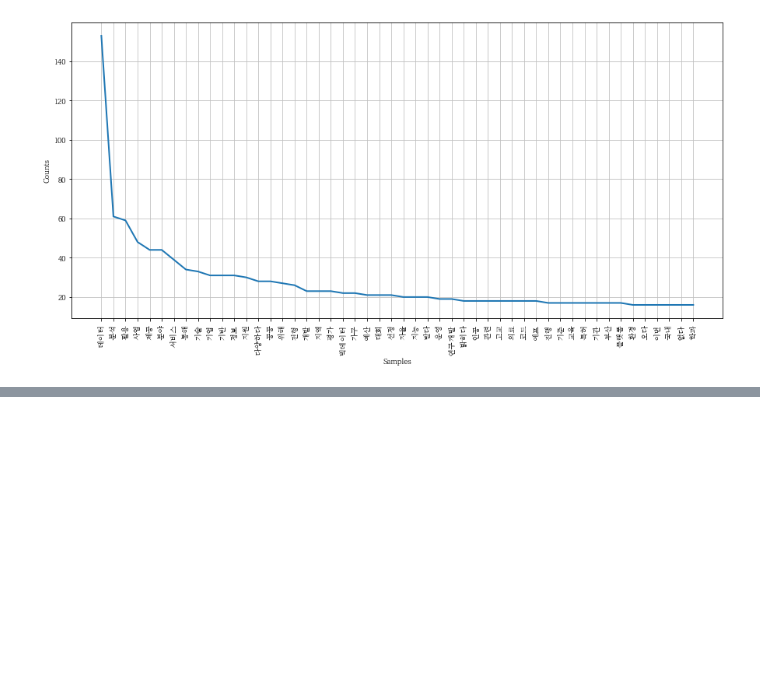
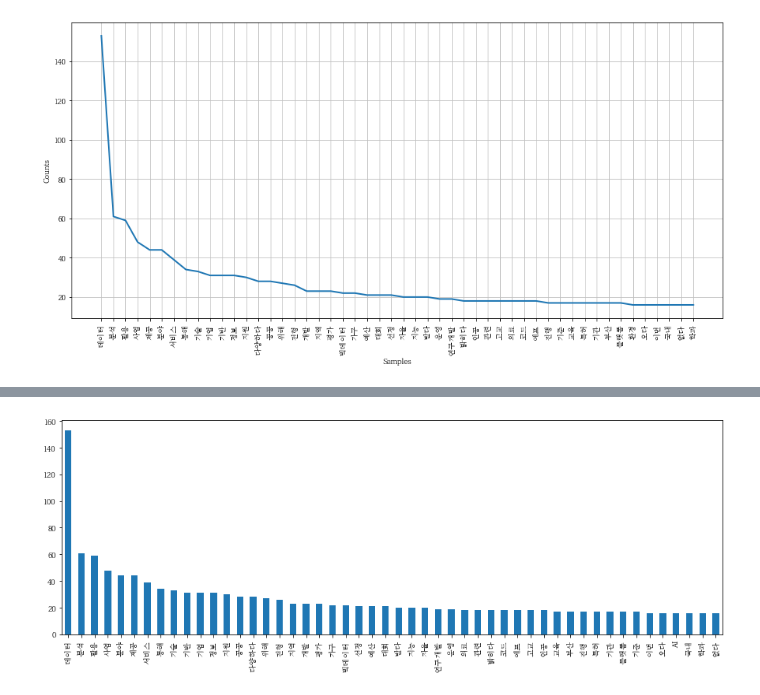
Before and after one commit to ljh15952/AI_Study, a Jupyter notebook: WorldCloud_for_text_data/KoreanTextAnalysis.ipynb, the cells around one changed output, grey strips where cells are left out. Drawn from its saved outputs; the diff is of its cells as text; code cells hidden in the pictures; blank space fills up the shorter version.

```diff
--- a/WorldCloud_for_text_data/KoreanTextAnalysis.ipynb
+++ b/WorldCloud_for_text_data/KoreanTextAnalysis.ipynb
@@ -312,3 +312,6 @@ word_counted.plot(50) # "plot" the graph 상위 50개 단어 보여줌
 # 2-5) 단어 등장 빈도 시각화 (막대 그래프)
 # 막대그래프로의 시각화는 NLTK 의 함수만으로 진행하기 어려우므로,
 # NLTK의 FreqDist 함수를 적용한 후 Pandas의 Dataframe에 데이터를 담은 다음 시각화 진행
+
+word_frequency = nltk.FreqDist(word_cleaned) # Frequency Distribution
+word_frequency
@@ -314,0 +320,11 @@ word_counted.plot(50) # "plot" the graph 상위 50개 단어 보여줌
+# %%
+# 단어 빈도가 담긴 Dist 로부터 값을 가져와 DataFrame을 만듭니다.
+df = pd.DataFrame(list(word_frequency.values()), word_frequency.keys())
+
+# 빈도 내림차순으로 정렬
+result = df.sort_values([0], ascending=False)
+
+# 전체 데이터(단어 수)는 너무 많기 때문에 출현 횟수 상위 50개만 가져와 시각화
+result = result[:50]
+
+result
@@ -314,0 +349,8 @@ word_counted.plot(50) # "plot" the graph 상위 50개 단어 보여줌
+# %%
+# 데이터프레임에 담긴 단어 및 빈도 수를 막대그래프로 표현하기 위한 코드
+
+result.plot(kind= 'bar', legend=False, figsize=(15,5)) #'bar graph'
+
+plt.show()
+# %% [output]
+[figure, added]
```
Also changed, not shown: parts of 2 cells of this notebook.
